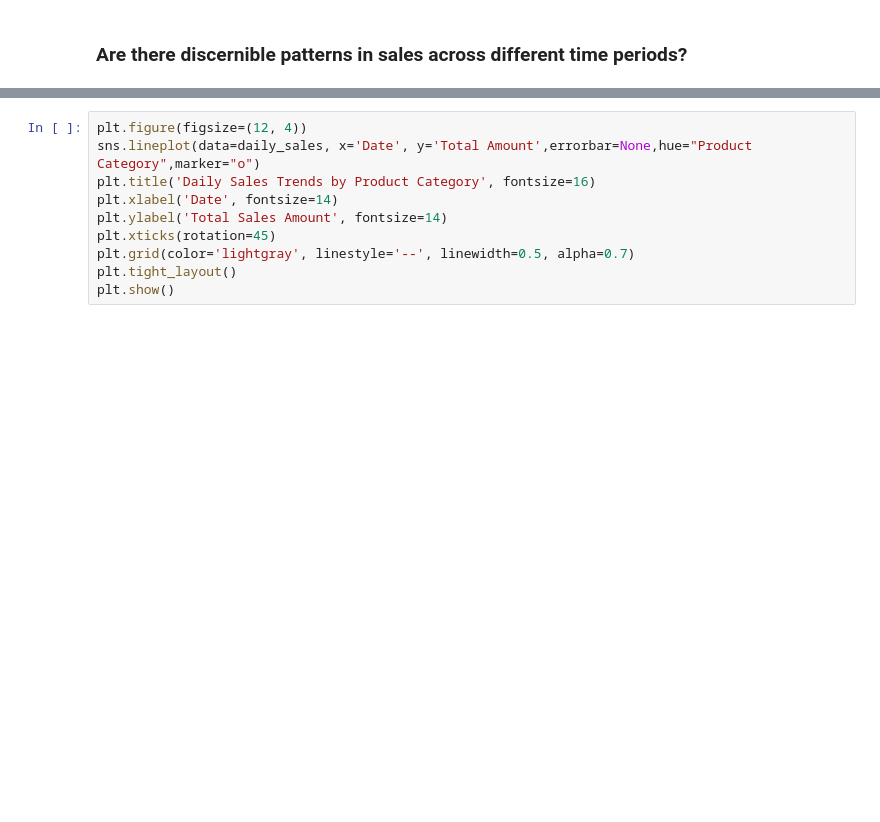
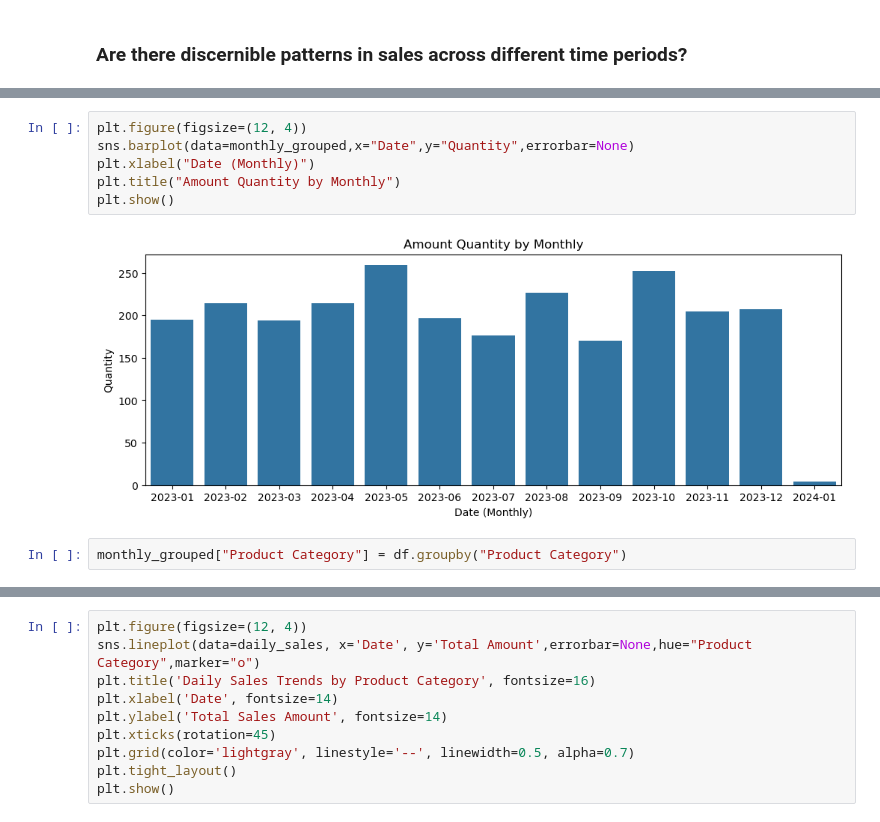
Before and after one commit to dudungawuk/Retail-Sales-DataAnalyst, a Jupyter notebook: retail-sales-EDA.ipynb, the cells around one changed output, grey strips where cells are left out. Drawn from its saved outputs; the diff is of its cells as text; blank space fills up the shorter version.

```diff
--- a/retail-sales-EDA.ipynb
+++ b/retail-sales-EDA.ipynb
@@ -159,0 +198,10 @@ plt.show()
+# %%
+plt.figure(figsize=(12, 4))
+sns.barplot(data=monthly_grouped,x="Date",y="Quantity",errorbar=None)
+plt.xlabel("Date (Monthly)")
+plt.title("Amount Quantity by Monthly")
+plt.show()
+# %% [output]
+[figure, added]
+# %%
+monthly_grouped["Product Category"] = df.groupby("Product Category")
```
Also changed, not shown: parts of 17 cells of this notebook.
